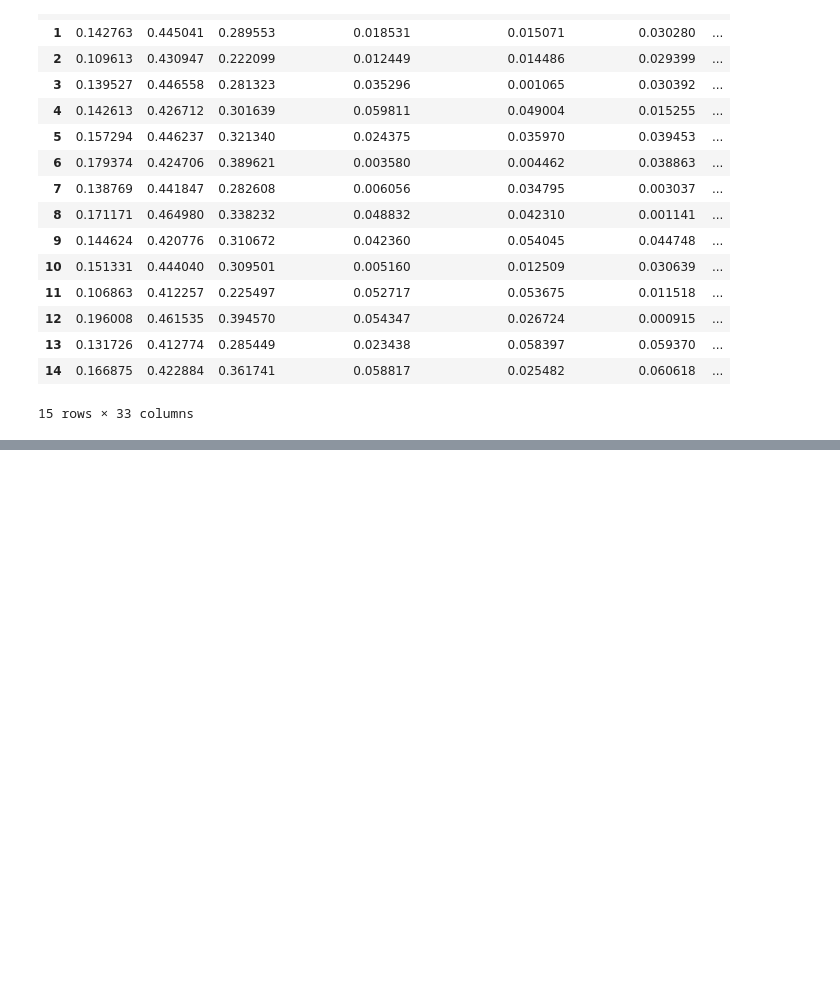
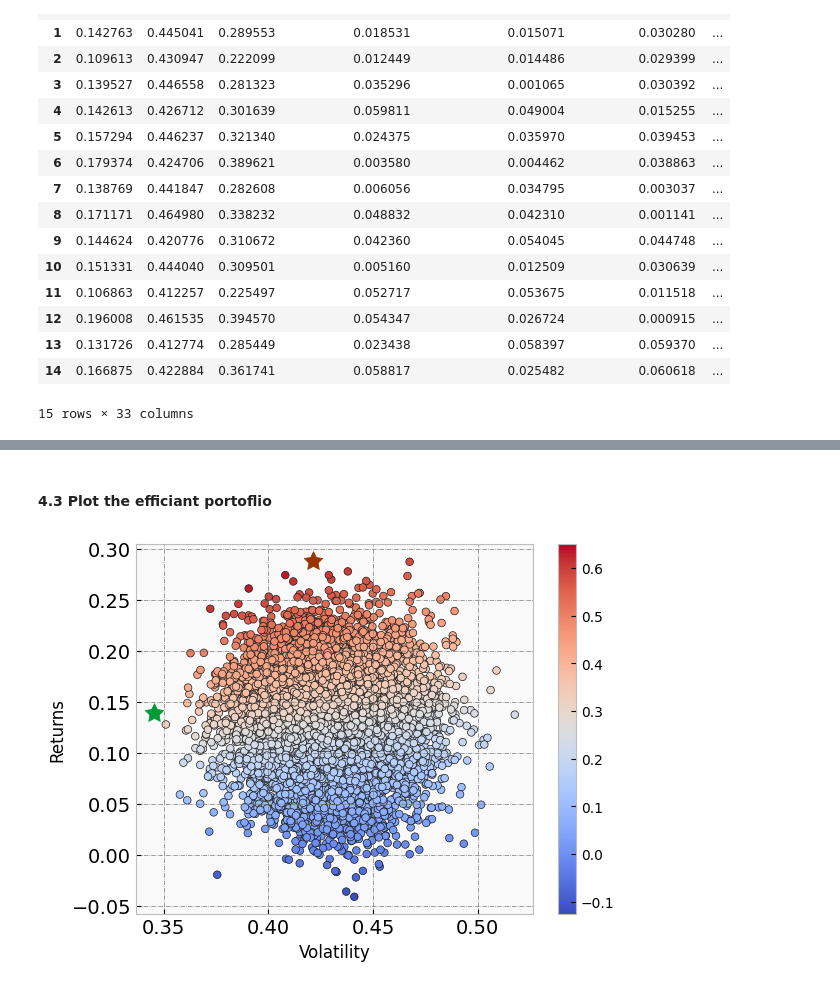
Before and after one commit to kanghengliu/-DSAN5700-Homework2, a Jupyter notebook: DSAN5700_HW2_Group5.ipynb, the cells around one changed output, grey strips where cells are left out. Cells and saved outputs as stored; diff of their text form; code cells hidden in the pictures; blank space fills up the shorter version.

```diff
--- a/DSAN5700_HW2_Group5.ipynb
+++ b/DSAN5700_HW2_Group5.ipynb
@@ -417,0 +424,7 @@ crypto_results.head(15)
+# %%
+def max_sharpe_ratio(results_df):
+    # locate portfolio with highest Sharpe Ratio
+    return results_df.iloc[results_df["sharpe"].idxmax()]
+
+crypto_max_sharpe_portfolio = max_sharpe_ratio(crypto_results)
+print(crypto_max_sharpe_portfolio)
@@ -417,0 +451,7 @@ crypto_results.head(15)
+# %%
+def min_volatility(results_df):
+    # locate portfolio with lowest volatility
+    return results_df.iloc[results_df['stdev'].idxmin()]
+
+crypto_min_vol_portfolio = min_volatility(crypto_results)
+print(crypto_min_vol_portfolio)
@@ -417,0 +476,21 @@ crypto_results.head(15)
+# %% [markdown]
+#### 4.3 Plot the efficiant portoflio
+# %%
+def plot_graph(results_df, max_sharpe_port, min_vol_port):
+    ax = results_df.plot(kind = 'scatter', x = 'stdev', y = 'returns', s = 30, c=results_df.sharpe, cmap='coolwarm',edgecolors=' .1')
+    ax.grid(color = '#777777', linestyle = '-.', linewidth = 0.5)
+    ax.set_facecolor('#f9f9f9')
+    ax.set_xlabel('Volatility')
+    ax.set_ylabel('Returns')
+    ax.tick_params(labelsize = 14)
+
+    # # plot red star to highlight the position of the portfolio with the highest Sharpe Ratio
+    ax.scatter(max_sharpe_port[1], max_sharpe_port[0], marker=(5, 1, 0), color='#993300', s=200)
+
+    # # plot green star to highlight the position of the minimum variance portfolio
+    ax.scatter(min_vol_port[1], min_vol_port[0], marker=(5, 1, 0), color='#009933', s=200)
+
+plot_graph(crypto_results, crypto_max_sharpe_portfolio, crypto_min_vol_portfolio)
+plt.show()
+# %% [output]
+[figure, added]
```
Also changed, not shown: parts of 6 cells of this notebook.
